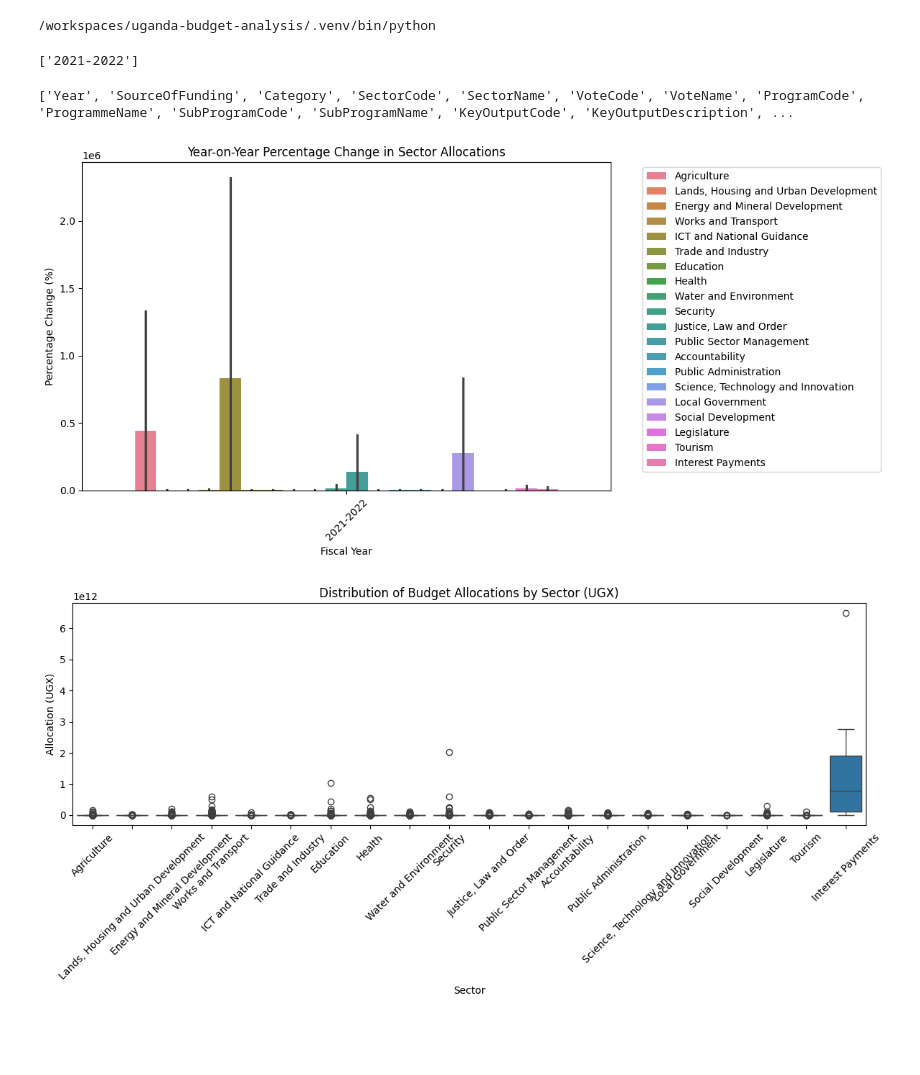
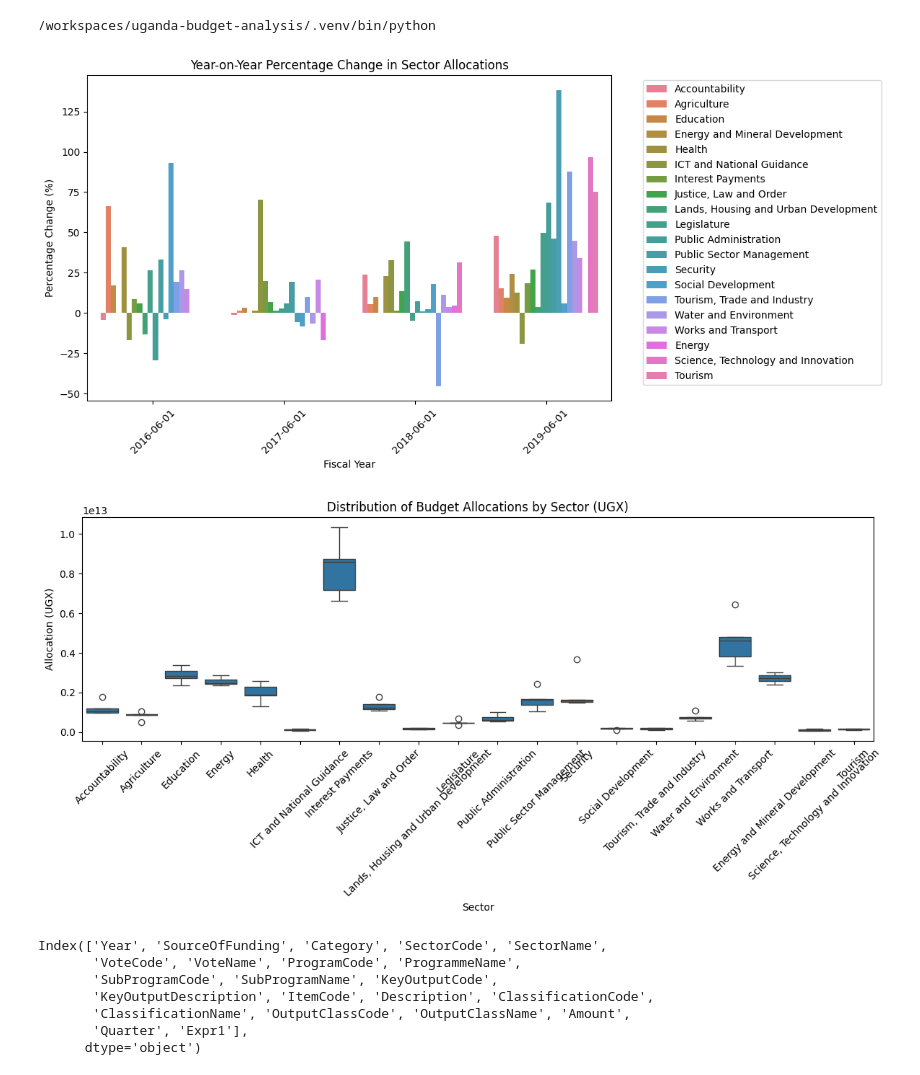
Before and after one commit to B31388/uganda-budget-analysis, a Jupyter notebook: eda.ipynb, the cells around one changed output. Drawn from its saved outputs; the diff is of its cells as text; code cells hidden in the pictures; blank space fills up the shorter version.

```diff
--- a/eda.ipynb
+++ b/eda.ipynb
@@ -53,54 +55,25 @@ import sys
 print(sys.executable)
 # %% [output]
 /workspaces/uganda-budget-analysis/.venv/bin/python
-# %%
-import pandas as pd
-import plotly.express as px
-
-df = pd.read_excel('/workspaces/uganda-budget-analysis/budget_datasets/budget_fy_21_22.xlsx')
-
-print(df['Year'].unique())  # gives ['2021-2022']
-
-df_2122 = df[df['Year'] == '2021-2022']
-if not df_2122.empty:
-    fig = px.pie(
-        df_2122,
-        values='Amount',
-        names='SectorName',
-        title='FY 2021/22 Budget by Sector',
-        labels={'Amount': 'Allocation (UGX)'},
-        hover_data=['Amount']
-    )
-    fig.update_traces(textinfo='percent+label', pull=[0.1] + [0]*(len(df_2122)-1))
-    fig.write_html('/workspaces/uganda-budget-analysis/sector_pie.html')
-    fig.show()
-else:
-    print("No data for FY 2021/22 in the DataFrame")
-# %% [output]
-['2021-2022']
-# %%
-print(df.columns.tolist())
-# %% [output]
-['Year', 'SourceOfFunding', 'Category', 'SectorCode', 'SectorName', 'VoteCode', 'VoteName', 'ProgramCode', 'ProgrammeName', 'SubProgramCode', 'SubProgramName', 'KeyOutputCode', 'KeyOutputDescription', ...
 # %%
    # Bar chart: Year-on-year change
-df['YoY_Change'] = df.groupby('SectorName')['Amount'].pct_change() * 100
+df['YoY_Change'] = df.groupby('Sector')['Approved Budget'].pct_change() * 100
 plt.figure(figsize=(12, 6))
-sns.barplot(data=df[df['Year'] != '2015-06-01'], x='Year', y='YoY_Change', hue='SectorName')
+sns.barplot(data=df[df['FinancialYear'] != '2015-06-01'], x='FinancialYear', y='YoY_Change', hue='Sector')
 plt.title('Year-on-Year Percentage Change in Sector Allocations')
 plt.xlabel('Fiscal Year')
 plt.ylabel('Percentage Change (%)')
 plt.xticks(rotation=45)
 plt.legend(bbox_to_anchor=(1.05, 1), loc='upper left')
 plt.tight_layout()
 plt.savefig('/workspaces/uganda-budget-analysis/yoy_change.png')
 plt.show()
 # %% [output]
-[figure, old version]
+[figure, new version]
 # %%
 # Box plot: Allocation distribution\n",
 plt.figure(figsize=(12, 6))
-sns.boxplot(data=df, x='SectorName', y='Amount')
+sns.boxplot(data=df, x='Sector', y='Approved Budget')
 plt.title('Distribution of Budget Allocations by Sector (UGX)')
 plt.xlabel('Sector')
 plt.ylabel('Allocation (UGX)')
@@ -109,4 +82,16 @@ plt.tight_layout()
 plt.savefig('/workspaces/uganda-budget-analysis/sector_distribution.png')
 plt.show()
 # %% [output]
-[figure, old version]
+[figure, new version]
+# %%
+import plotly.express as px
+df_2021 = pd.read_excel('/workspaces/uganda-budget-analysis/budget_datasets/budget_fy_21_22.xlsx')
+print(df_2021.columns)
+# %% [output]
+Index(['Year', 'SourceOfFunding', 'Category', 'SectorCode', 'SectorName',
+       'VoteCode', 'VoteName', 'ProgramCode', 'ProgrammeName',
+       'SubProgramCode', 'SubProgramName', 'KeyOutputCode',
+       'KeyOutputDescription', 'ItemCode', 'Description', 'ClassificationCode',
+       'ClassificationName', 'OutputClassCode', 'OutputClassName', 'Amount',
+       'Quarter', 'Expr1'],
+      dtype='object')
```
Also changed, not shown: parts of 7 cells of this notebook, 6 other files.
